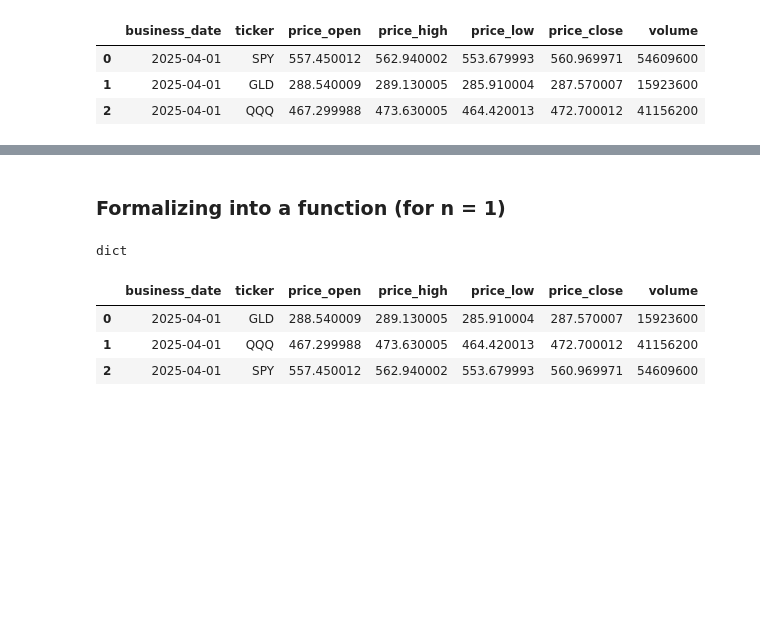
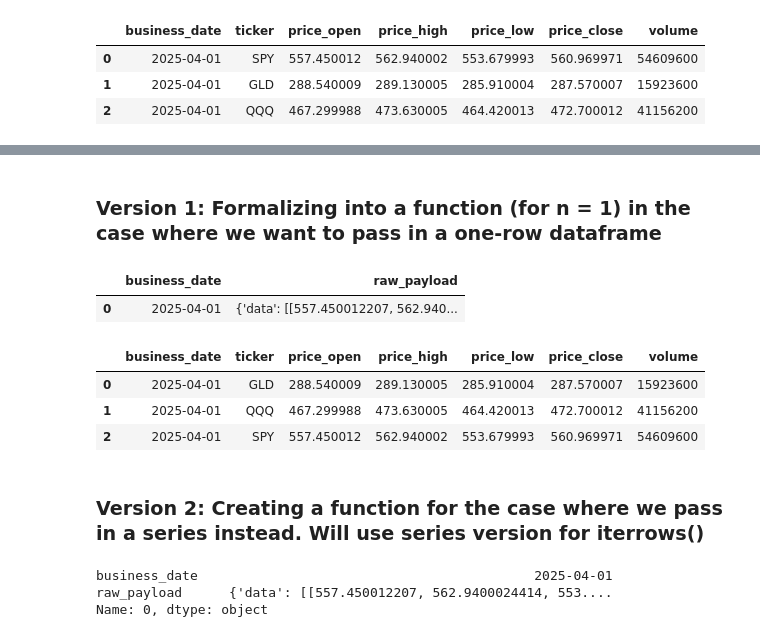
Before and after one commit to jzl4/financial-etl-poc, a Jupyter notebook: notebooks/notebook_2_bronze_table_to_silver_table.ipynb, the cells around one changed output, grey strips where cells are left out. Cells and saved outputs as stored; diff of their text form; code cells hidden in the pictures; blank space fills up the shorter version.

```diff
--- a/notebooks/notebook_2_bronze_table_to_silver_table.ipynb
+++ b/notebooks/notebook_2_bronze_table_to_silver_table.ipynb
@@ -39,20 +39,20 @@ def extract_raw_payloads_from_tbl_api_payloads_yfinance_daily(start_date: date,
     WHERE business_date BETWEEN '{start_date}' and '{end_date}';
     """
 
-    df_raw_payloads = sql_query_as_df(query, cursor)
+    df_api_payloads_yfinance_daily = sql_query_as_df(query, cursor)
 
-    if df_raw_payloads.empty:
+    if df_api_payloads_yfinance_daily.empty:
         raise ValueError(f"Querying for json payloads from bronze table tbl_api_payloads_yfinance_daily between {start_date} and {end_date} returned no rows")
 
-    print(f"Fetched {len(df_raw_payloads)} rows from bronze table tbl_api_payloads_yfinance_daily for dates {start_date} to {end_date}")
+    print(f"Fetched {len(df_api_payloads_yfinance_daily)} rows from bronze table tbl_api_payloads_yfinance_daily for dates {start_date} to {end_date}")
 
-    return df_raw_payloads
+    return df_api_payloads_yfinance_daily
 # %%
-# Test
+# Test extract_raw_payloads_from_tbl_api_payloads_yfinance_daily
 start_date = date(2025, 4, 1)
 end_date = date(2025, 5, 10)
-df_raw_payloads = extract_raw_payloads_from_tbl_api_payloads_yfinance_daily(start_date, end_date, cursor)
-df_raw_payloads
+df_api_payloads_yfinance_daily = extract_raw_payloads_from_tbl_api_payloads_yfinance_daily(start_date, end_date, cursor)
+df_api_payloads_yfinance_daily
 # %% [output]
 Fetched 12 rows from bronze table tbl_api_payloads_yfinance_daily for dates 2025-04-01 to 2025-05-10
 |  | business_date | raw_payload |
@@ -200,28 +176,54 @@ df_silver.head(n = 3)
 # %% [markdown]
-### Formalizing into a function (for n = 1)
+### Version 1: Formalizing into a function (for n = 1) in the case where we want to pass in a one-row dataframe
-# %%
-raw_payload = df_bronze["raw_payload"][0]
-type(raw_payload)
-# %% [output]
-dict
+# %%
+# Test for a one-row dataframe
+row_api_payloads_yfinance_daily = df_api_payloads_yfinance_daily.iloc[[0]]
+row_api_payloads_yfinance_daily
+# %% [output]
+|  | business_date | raw_payload |
+| 0 | 2025-04-01 | {'data': [[557.450012207, 562.940... |
 # %%
 # Test to see if this works for a single row (n = 1)
-def transform_raw_payload_to_row_keyed_on_ticker_and_business_date(raw_payload: dict) -> pd.DataFrame:
+def transform_raw_payload_to_row_keyed_on_ticker_and_business_date(row_api_payloads_yfinance_daily: pd.DataFrame) -> pd.DataFrame:
+
+    """
+    Transforms a single raw_payload JSON (from yfinance) into a DataFrame keyed on ticker and business_date.
+    Validates that payload dates match the metadata business_date.
+    """
+
+    if len(row_api_payloads_yfinance_daily) != 1:
+        raise ValueError(f"Length of row_api_payloads_yfinance_daily is {len(row_api_payloads_yfinance_daily)} instead of 1. Def transform_raw_payload_to_row_keyed_on_ticker_and_business_date needs to be given a dataframe of one row to unroll")
+
+    business_date_of_row = row_api_payloads_yfinance_daily["business_date"].iloc[0]
+    raw_payload = row_api_payloads_yfinance_daily["raw_payload"].iloc[0]
 
     data = raw_payload["data"]
     index = pd.to_datetime(raw_payload["index"], unit = "ms")
     columns = pd.MultiIndex.from_tuples(raw_payload["columns"], names = ["Ticker", "Field"])
     df_multiIndex = pd.DataFrame(data = data, index = index, columns = columns)
-    df_flattened = df_multiIndex.stack(level = "Ticker").reset_index()
-    df_flattened.columns = ["business_date", "ticker", "price_open", "price_high", "price_low", "price_close", "volume"]
+    df_yfinance_prices_daily_staging = df_multiIndex.stack(level = "Ticker").reset_index()
+    df_yfinance_prices_daily_staging.columns = ["business_date", "ticker", "price_open", "price_high", "price_low", "price_close", "volume"]
 
-    return df_flattened
+    business_date_of_payload = df_yfinance_prices_daily_staging["business_date"].unique()[0].date()
+    if business_date_of_row != business_date_of_payload:
+        raise ValueError(f"Business_date column of row_api_payloads_yfinance_daily {business_date_of_row} does not match the business date of the raw json payload {business_date_of_payload}")
 
-raw_payload = df_bronze["raw_payload"][0]
-df_flattened = transform_raw_payload_to_row_keyed_on_ticker_and_business_date(raw_payload)
-df_flattened
+    return df_yfinance_prices_daily_staging
-# %% [output]
-|  | business_date | ticker | price_open | price_high | price_low | price_close | volume |
-| 0 | 2025-04-01 | GLD | 288.540009 | 289.130005 | 285.910004 | 287.570007 | 15923600 |
-| 1 | 2025-04-01 | QQQ | 467.299988 | 473.630005 | 464.420013 | 472.700012 | 41156200 |
-| 2 | 2025-04-01 | SPY | 557.450012 | 562.940002 | 553.679993 | 560.969971 | 54609600 |
+# %%
+df_yfinance_prices_daily_staging = transform_raw_payload_to_row_keyed_on_ticker_and_business_date(row_api_payloads_yfinance_daily)
+df_yfinance_prices_daily_staging
+# %% [output]
+|  | business_date | ticker | price_open | price_high | price_low | price_close | volume |
+| 0 | 2025-04-01 | GLD | 288.540009 | 289.130005 | 285.910004 | 287.570007 | 15923600 |
+| 1 | 2025-04-01 | QQQ | 467.299988 | 473.630005 | 464.420013 | 472.700012 | 41156200 |
+| 2 | 2025-04-01 | SPY | 557.450012 | 562.940002 | 553.679993 | 560.969971 | 54609600 |
+# %% [markdown]
+### Version 2: Creating a function for the case where we pass in a series instead.  Will use series version for iterrows()
+# %%
+# Test for a series, representing one row of df_api_payloads_yfinance_daily
+row_api_payloads_yfinance_daily = df_api_payloads_yfinance_daily.iloc[0]
+row_api_payloads_yfinance_daily
+# %% [output]
+business_date                                           2025-04-01
+raw_payload      {'data': [[557.450012207, 562.9400024414, 553....
+Name: 0, dtype: object
```
Also changed, not shown: parts of 5 cells of this notebook.
